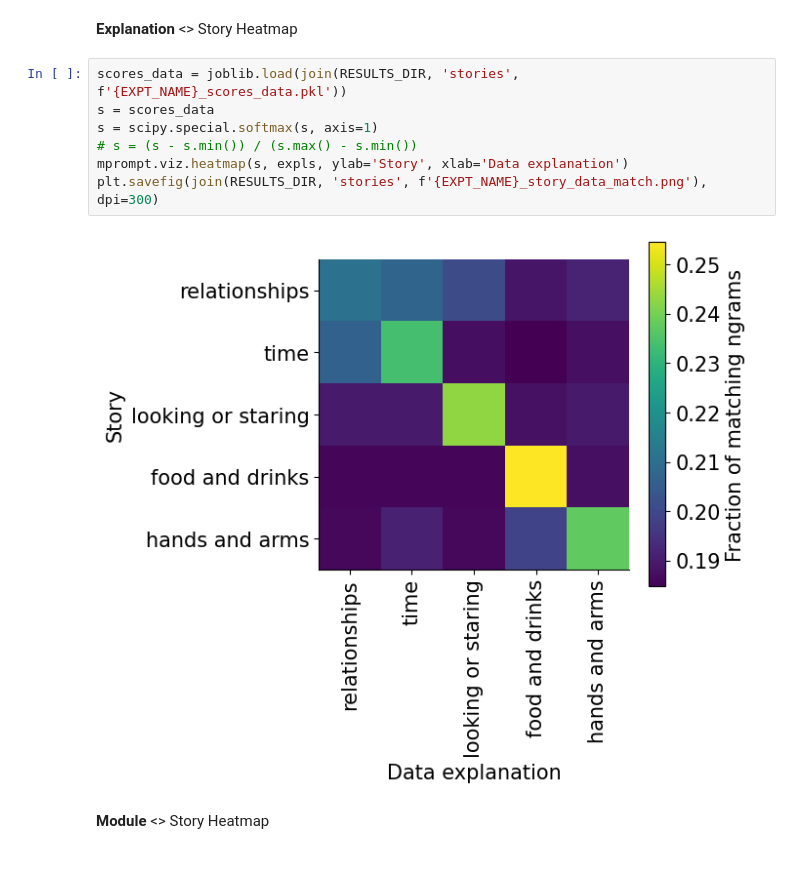
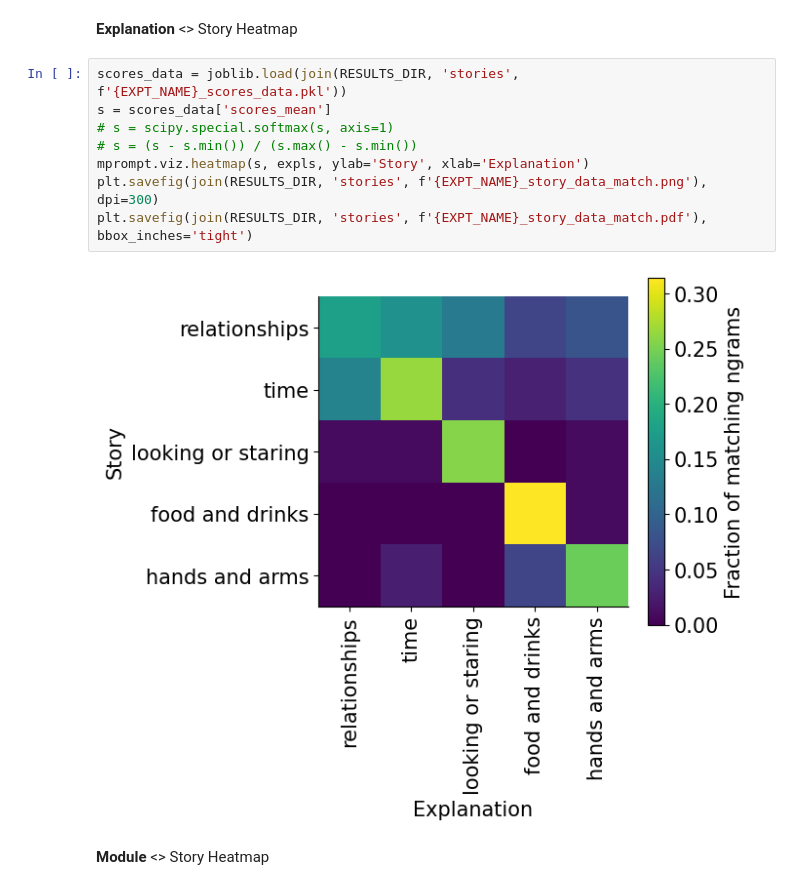
Before and after one commit to microsoft/automated-explanations, a Jupyter notebook: notebooks/05_fmri_story_viz.ipynb, the cells around one changed output. Cells and saved outputs as stored; diff of their text form.

```diff
--- a/notebooks/05_fmri_story_viz.ipynb
+++ b/notebooks/05_fmri_story_viz.ipynb
@@ -47,13 +47,14 @@ The autoreload extension is already loaded. To reload it, use:
 **Explanation** <> Story Heatmap
 # %%
 scores_data = joblib.load(join(RESULTS_DIR, 'stories', f'{EXPT_NAME}_scores_data.pkl'))
-s = scores_data
-s = scipy.special.softmax(s, axis=1)
+s = scores_data['scores_mean']
+# s = scipy.special.softmax(s, axis=1)
 # s = (s - s.min()) / (s.max() - s.min())
-mprompt.viz.heatmap(s, expls, ylab='Story', xlab='Data explanation')
+mprompt.viz.heatmap(s, expls, ylab='Story', xlab='Explanation')
 plt.savefig(join(RESULTS_DIR, 'stories', f'{EXPT_NAME}_story_data_match.png'), dpi=300)
+plt.savefig(join(RESULTS_DIR, 'stories', f'{EXPT_NAME}_story_data_match.pdf'), bbox_inches='tight')
 # %% [output]
-[figure, old version]
+[figure, new version]
 # %% [markdown]
 **Module** <> Story Heatmap
 # %%
```
Also changed, not shown: parts of 2 cells of this notebook, 9 other files.
